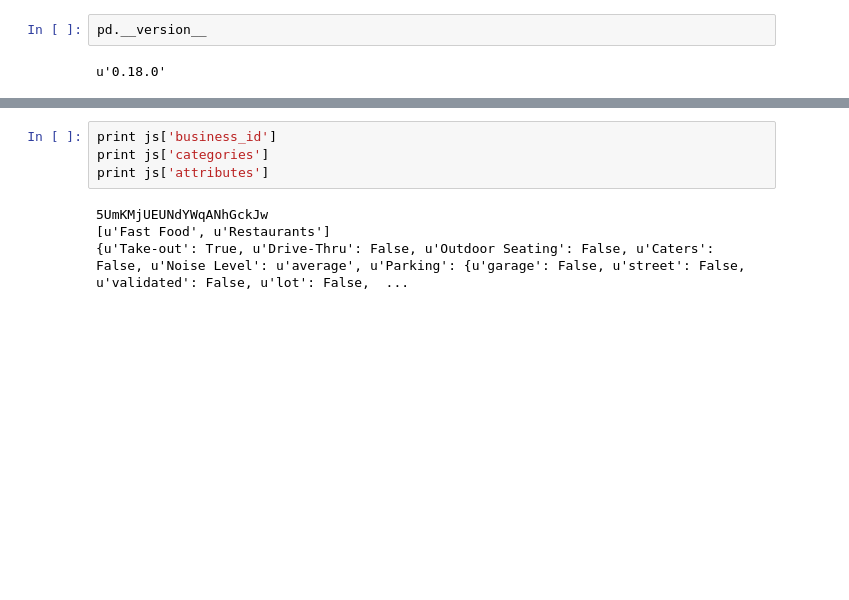
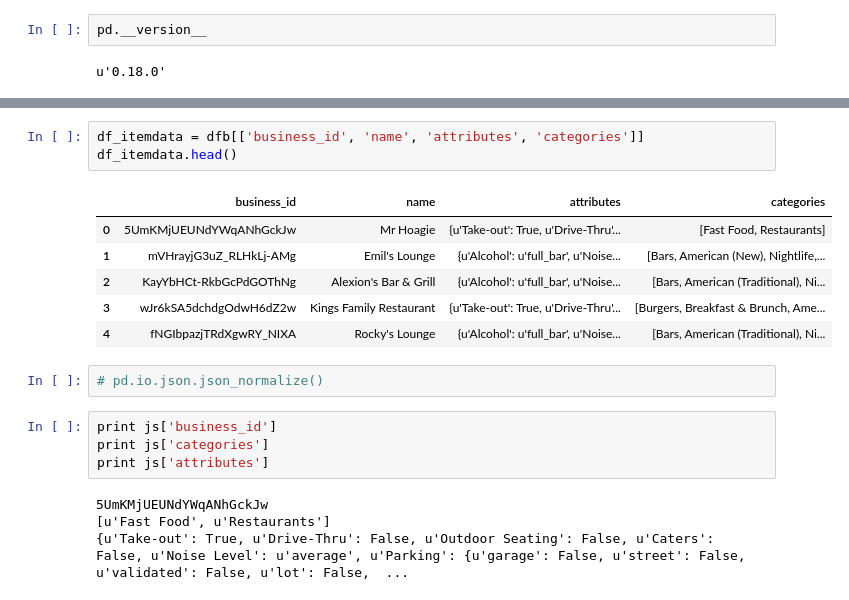
Before and after one commit to AeroGeekDean/traveler_eats_recommender, a Jupyter notebook: graphlab_scratchpad.ipynb, the cells around one changed output, grey strips where cells are left out. Drawn from its saved outputs; the diff is of its cells as text; blank space fills up the shorter version.

```diff
--- a/graphlab_scratchpad.ipynb
+++ b/graphlab_scratchpad.ipynb
@@ -86,3 +89,15 @@ with open(fname) as js_file:
+# %%
+df_itemdata = dfb[['business_id', 'name', 'attributes', 'categories']]
+df_itemdata.head()
+# %% [output]
+|  | business_id | name | attributes | categories |
+| 0 | 5UmKMjUEUNdYWqANhGckJw | Mr Hoagie | {u'Take-out': True, u'Drive-Thru'... | [Fast Food, Restaurants] |
+| 1 | mVHrayjG3uZ_RLHkLj-AMg | Emil's Lounge | {u'Alcohol': u'full_bar', u'Noise... | [Bars, American (New), Nightlife,... |
+| 2 | KayYbHCt-RkbGcPdGOThNg | Alexion's Bar & Grill | {u'Alcohol': u'full_bar', u'Noise... | [Bars, American (Traditional), Ni... |
+| 3 | wJr6kSA5dchdgOdwH6dZ2w | Kings Family Restaurant | {u'Take-out': True, u'Drive-Thru'... | [Burgers, Breakfast & Brunch, Ame... |
+| 4 | fNGIbpazjTRdXgwRY_NIXA | Rocky's Lounge | {u'Alcohol': u'full_bar', u'Noise... | [Bars, American (Traditional), Ni... |
+# %%
+# pd.io.json.json_normalize()
 # %%
 print js['business_id']
 print js['categories']
```
Also changed, not shown: parts of 4 cells of this notebook.
